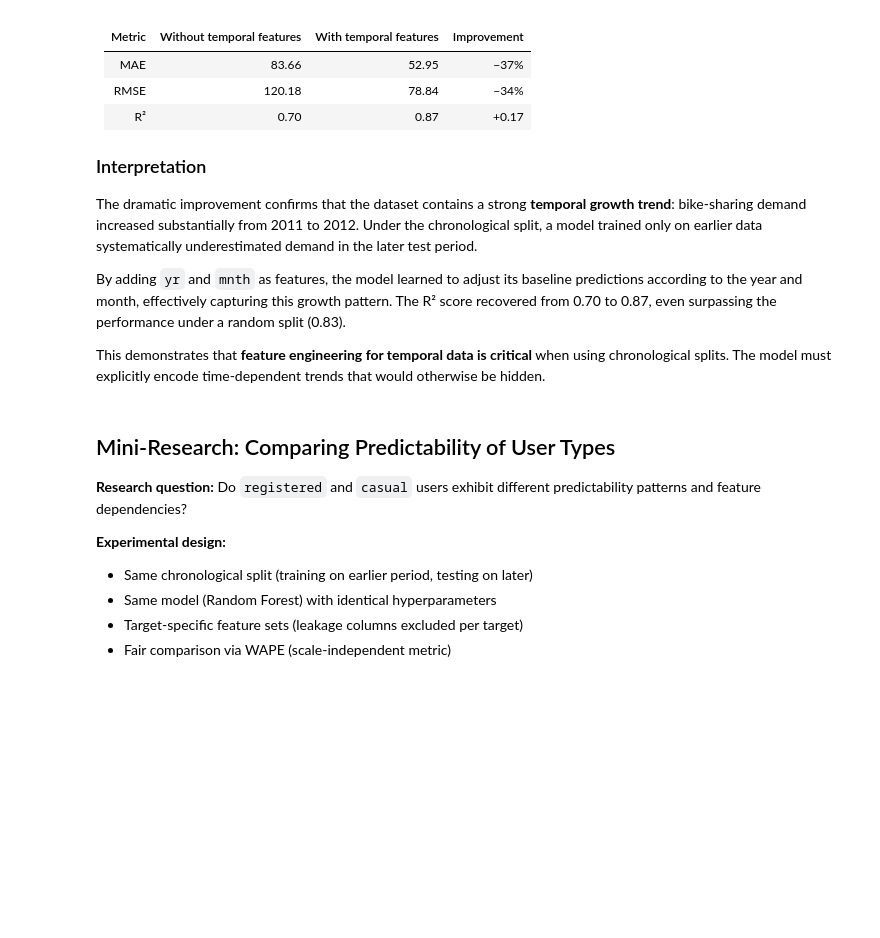
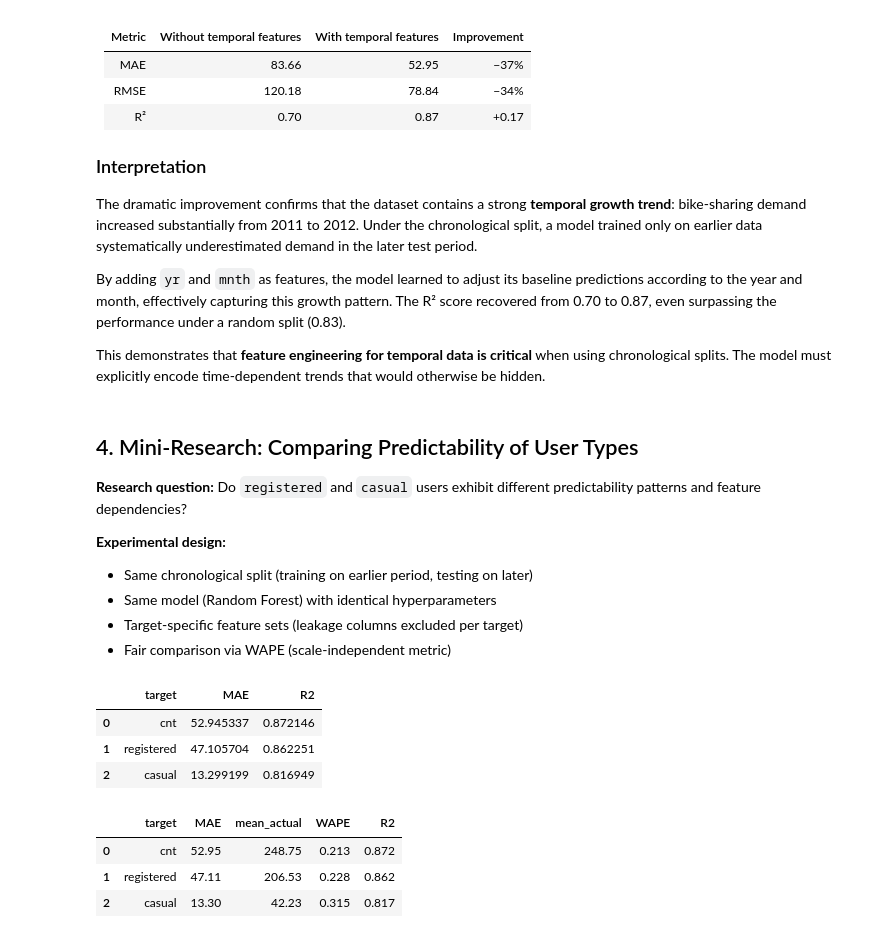
Before and after one commit to abvare1/bike-sharing-demand-analysis, a Jupyter notebook: bike_sharing_project.ipynb, the cells around one changed output. Drawn from its saved outputs; the diff is of its cells as text; code cells hidden in the pictures; blank space fills up the shorter version.

Commit message:
add target comparison mini-research

```diff
--- a/bike_sharing_project.ipynb
+++ b/bike_sharing_project.ipynb
@@ -914,7 +914,7 @@ By adding `yr` and `mnth` as features, the model learned to adjust its baseline
 
 This demonstrates that **feature engineering for temporal data is critical** when using chronological splits. The model must explicitly encode time-dependent trends that would otherwise be hidden.
 # %% [markdown]
-## Mini-Research: Comparing Predictability of User Types
+## 4. Mini-Research: Comparing Predictability of User Types
 
 **Research question:** Do `registered` and `casual` users exhibit
 different predictability patterns and feature dependencies?
@@ -945,3 +945,48 @@ target_features = {
     t: [f for f in base_features if f not in leakage[t]]
     for t in leakage
 }
+# %%
+
+results = []
+models = {}
+
+for t in ["cnt", "registered", "casual"]:
+    feats = target_features[t]
+    X_tr, y_tr = train[feats], train[t]
+    X_te, y_te = test[feats], test[t]
+
+    model = RandomForestRegressor(n_estimators=100, random_state=42, max_depth=10)
+    model.fit(X_tr, y_tr)
+    models[t] = model
+    pred = model.predict(X_te)
+
+    results.append({
+        "target": t,
+        "MAE": mean_absolute_error(y_te, pred),
+        "R2": r2_score(y_te, pred),
+    })
+
+pd.DataFrame(results)
+# %% [output]
+|  | target | MAE | R2 |
+| 0 | cnt | 52.945337 | 0.872146 |
+| 1 | registered | 47.105704 | 0.862251 |
+| 2 | casual | 13.299199 | 0.816949 |
+# %%
+results_v2 = []
+for row in results:
+    t = row["target"]
+    mean_actual = test[t].mean()
+    results_v2.append({
+        "target": t,
+        "MAE": round(row["MAE"], 2),
+        "mean_actual": round(mean_actual, 2),
+        "WAPE": round(row["MAE"] / mean_actual, 3),
+        "R2": round(row["R2"], 3),
+    })
+pd.DataFrame(results_v2)
+# %% [output]
+|  | target | MAE | mean_actual | WAPE | R2 |
+| 0 | cnt | 52.95 | 248.75 | 0.213 | 0.872 |
+| 1 | registered | 47.11 | 206.53 | 0.228 | 0.862 |
+| 2 | casual | 13.30 | 42.23 | 0.315 | 0.817 |
```
Also changed, not shown: parts of 4 cells of this notebook.
